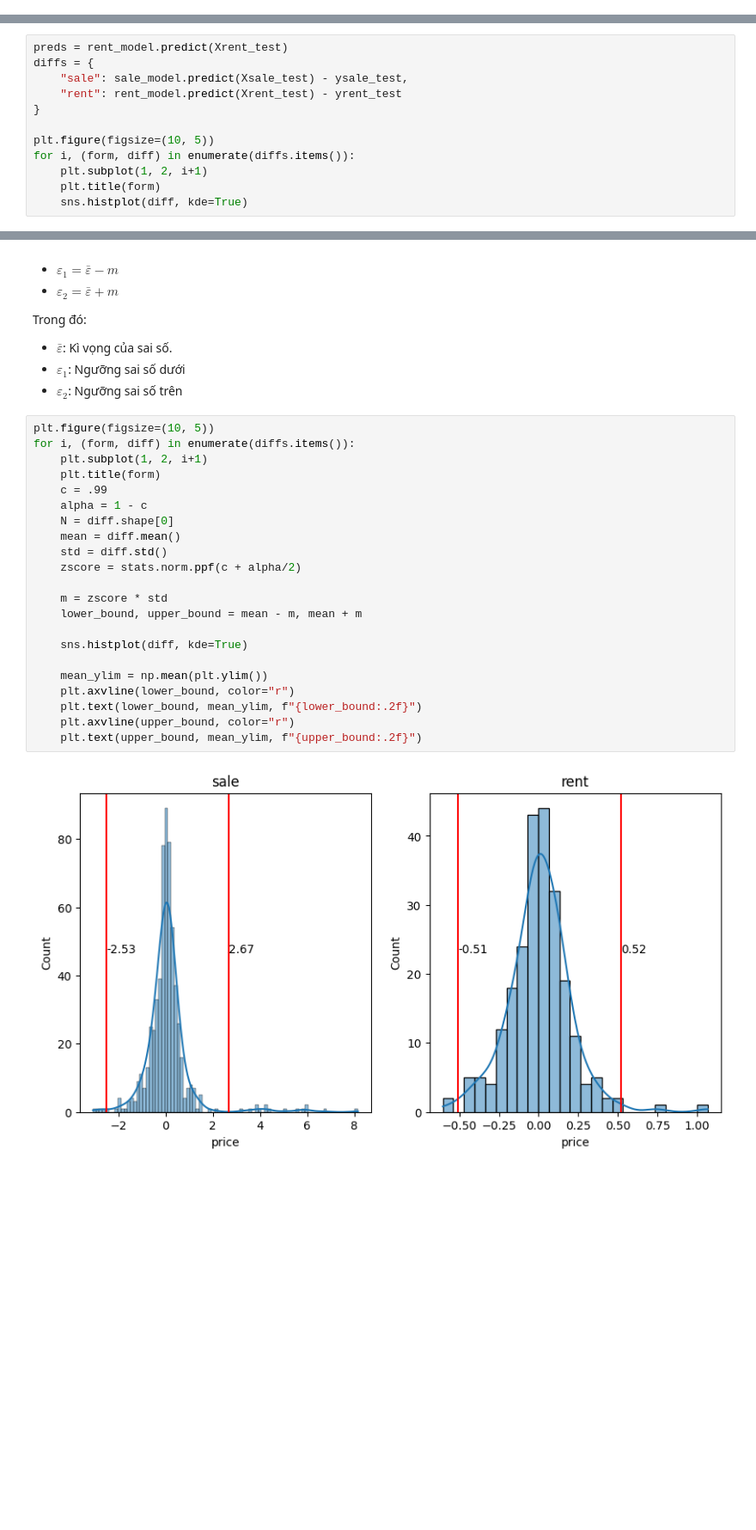
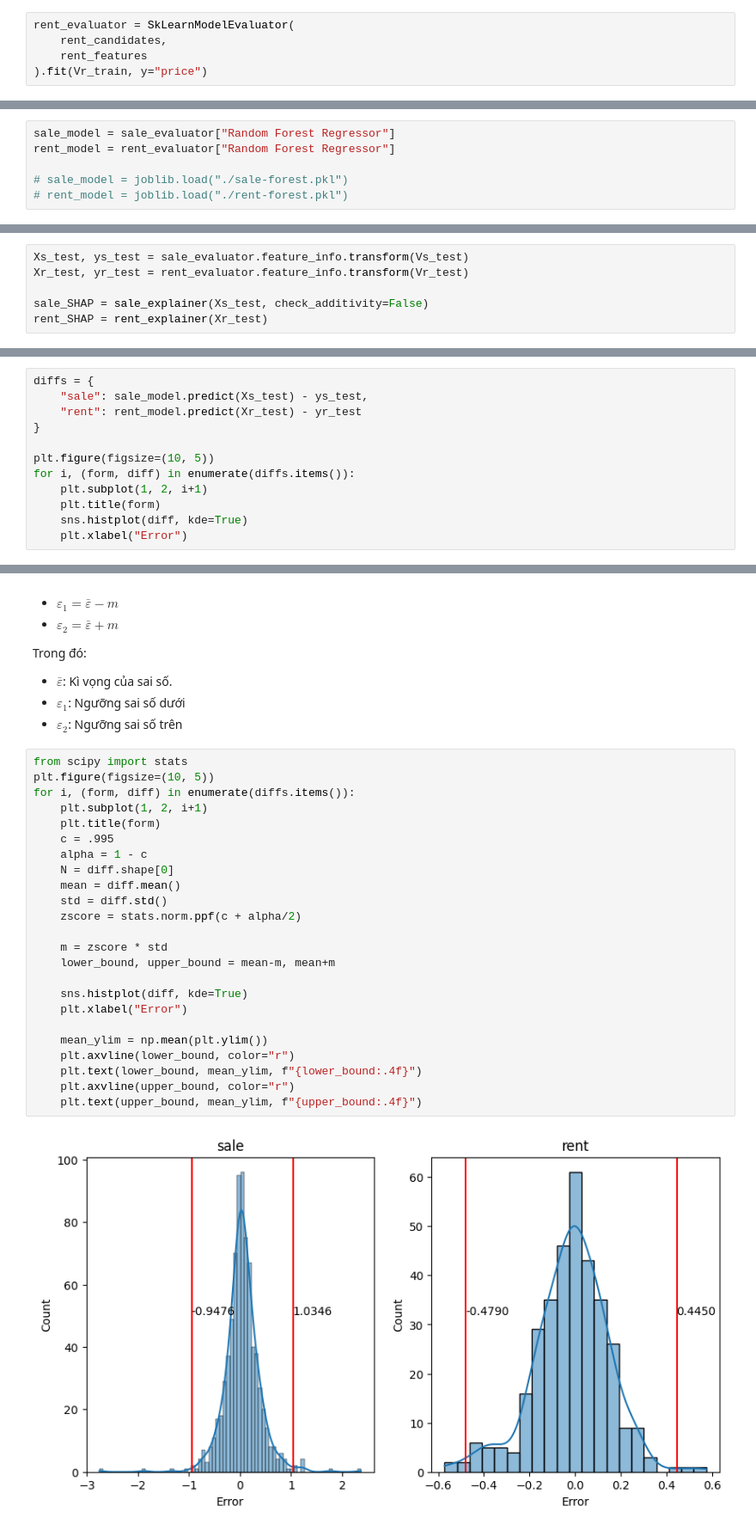
Before and after one commit to ptdat11/ptdl-ie224, a Jupyter notebook: main.ipynb, the cells around one changed output, grey strips where cells are left out. Shown at 86% size. Cells and saved outputs as stored; diff of their text form; blank space fills up the shorter version.

```diff
--- a/main.ipynb
+++ b/main.ipynb
@@ -782,0 +1501,5 @@ sale_model, rent_model
+# %%
+rent_evaluator = SkLearnModelEvaluator(
+    rent_candidates,
+    rent_features
+).fit(Vr_train, y="price")
@@ -783,2 +1527,8 @@ sale_model, rent_model
+# %%
+sale_model = sale_evaluator["Random Forest Regressor"]
+rent_model = rent_evaluator["Random Forest Regressor"]
+
+# sale_model = joblib.load("./sale-forest.pkl")
+# rent_model = joblib.load("./rent-forest.pkl")
 # %% [markdown]
 ### Explaining
@@ -795 +1551,7 @@ rent_sv = rent_explainer(Xrent_test)
+# %%
+Xs_test, ys_test = sale_evaluator.feature_info.transform(Vs_test)
+Xr_test, yr_test = rent_evaluator.feature_info.transform(Vr_test)
+
+sale_SHAP = sale_explainer(Xs_test, check_additivity=False)
+rent_SHAP = rent_explainer(Xr_test)
 # %% [markdown]
@@ -829,10 +1594,9 @@ Vậy, vấn đề trở thành: **Xác định được khoảng sai số có t
 # %% [markdown]
 Dựa vào mô hình tốt nhất ta tìm được như trên, ta tiến hành xem xét phân phối của sai số dựa vào tập dữ liệu test của mô hình:
 # %%
-preds = rent_model.predict(Xrent_test)
 diffs = {
-    "sale": sale_model.predict(Xsale_test) - ysale_test,
-    "rent": rent_model.predict(Xrent_test) - yrent_test
+    "sale": sale_model.predict(Xs_test) - ys_test,
+    "rent": rent_model.predict(Xr_test) - yr_test
 }
 
 plt.figure(figsize=(10, 5))
@@ -840,4 +1604,5 @@ for i, (form, diff) in enumerate(diffs.items()):
     plt.subplot(1, 2, i+1)
     plt.title(form)
     sns.histplot(diff, kde=True)
+    plt.xlabel("Error")
 # %% [output]
@@ -871,26 +1636,28 @@ Trong đó:
 - $\varepsilon_1$: Ngưỡng sai số dưới
 - $\varepsilon_2$: Ngưỡng sai số trên
 # %%
+from scipy import stats
 plt.figure(figsize=(10, 5))
 for i, (form, diff) in enumerate(diffs.items()):
     plt.subplot(1, 2, i+1)
     plt.title(form)
-    c = .99
+    c = .995
     alpha = 1 - c
     N = diff.shape[0]
     mean = diff.mean()
     std = diff.std()
     zscore = stats.norm.ppf(c + alpha/2)
 
     m = zscore * std
-    lower_bound, upper_bound = mean - m, mean + m
+    lower_bound, upper_bound = mean-m, mean+m
 
     sns.histplot(diff, kde=True)
+    plt.xlabel("Error")
 
     mean_ylim = np.mean(plt.ylim())
     plt.axvline(lower_bound, color="r")
-    plt.text(lower_bound, mean_ylim, f"{lower_bound:.2f}")
+    plt.text(lower_bound, mean_ylim, f"{lower_bound:.4f}")
     plt.axvline(upper_bound, color="r")
-    plt.text(upper_bound, mean_ylim, f"{upper_bound:.2f}")
+    plt.text(upper_bound, mean_ylim, f"{upper_bound:.4f}")
 # %% [output]
-[figure, old version]
+[figure, new version]
```
Also changed, not shown: parts of 228 cells of this notebook, 25 other files.
